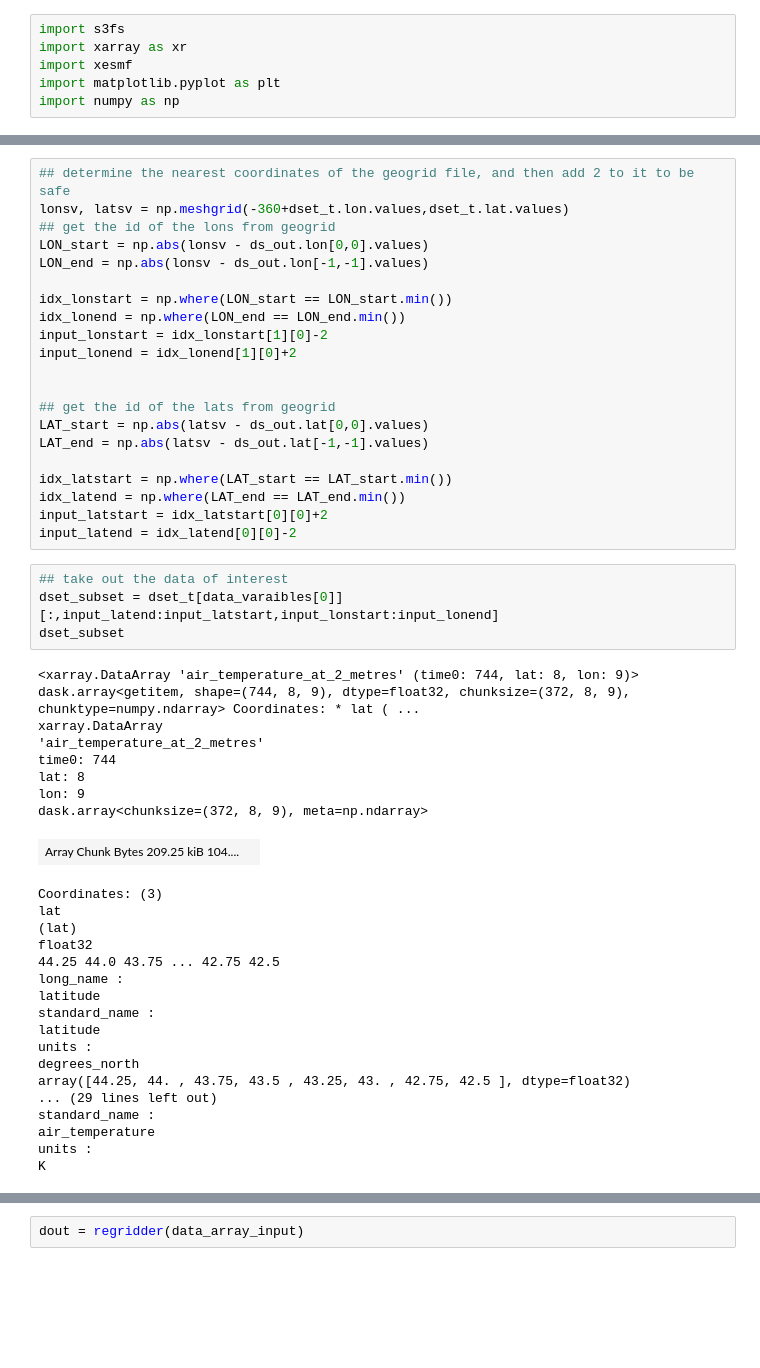
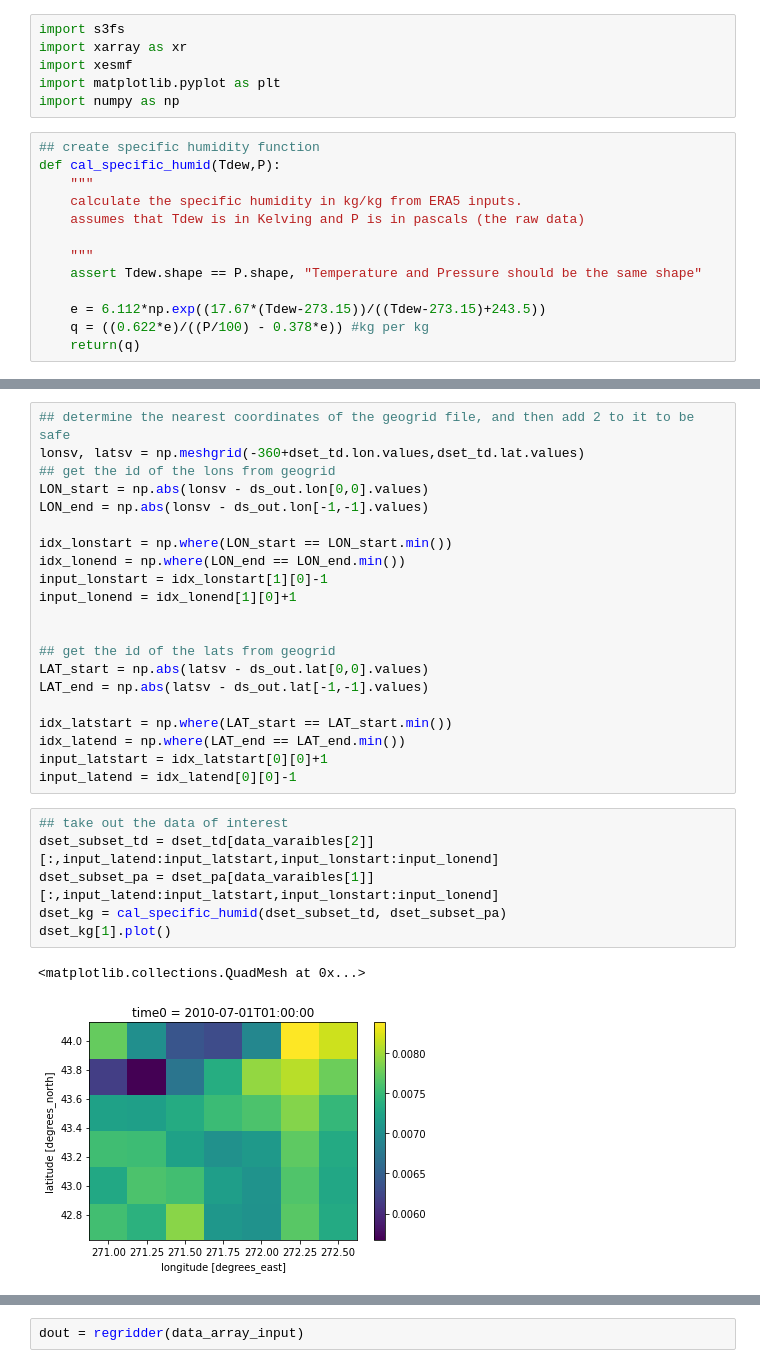
Before and after one commit to GAaronAlexander/aarona-noah-mp-hue-container, a Jupyter notebook: test-era5-regrid.ipynb, the cells around one changed output, grey strips where cells are left out. Drawn from its saved outputs; the diff is of its cells as text; blank space fills up the shorter version.

```diff
--- a/test-era5-regrid.ipynb
+++ b/test-era5-regrid.ipynb
@@ -4,6 +4,19 @@ import xarray as xr
 import xesmf
 import matplotlib.pyplot as plt
 import numpy as np
+# %%
+## create specific humidity function
+def cal_specific_humid(Tdew,P):
+    """
+    calculate the specific humidity in kg/kg from ERA5 inputs.
+    assumes that Tdew is in Kelving and P is in pascals (the raw data)
+
+    """
+    assert Tdew.shape == P.shape, "Temperature and Pressure should be the same shape"
+
+    e = 6.112*np.exp((17.67*(Tdew-273.15))/((Tdew-273.15)+243.5))
+    q = ((0.622*e)/((P/100) - 0.378*e)) #kg per kg
+    return(q)
 # %%
 ## create a list of inputs to loop over
 ## these are a names that correspond to the era5 data sets
@@ -54,14 +49,14 @@ ERA5 forecasts
 # %%
 ## determine the nearest coordinates of the geogrid file, and then add 2 to it to be safe
-lonsv, latsv = np.meshgrid(-360+dset_t.lon.values,dset_t.lat.values)
+lonsv, latsv = np.meshgrid(-360+dset_td.lon.values,dset_td.lat.values)
 ## get the id of the lons from geogrid
 LON_start = np.abs(lonsv - ds_out.lon[0,0].values)
 LON_end = np.abs(lonsv - ds_out.lon[-1,-1].values)
 
 idx_lonstart = np.where(LON_start == LON_start.min())
 idx_lonend = np.where(LON_end == LON_end.min())
-input_lonstart = idx_lonstart[1][0]-2
-input_lonend = idx_lonend[1][0]+2
+input_lonstart = idx_lonstart[1][0]-1
+input_lonend = idx_lonend[1][0]+1
 
 
 ## get the id of the lats from geogrid
@@ -70,37 +65,16 @@ LAT_end = np.abs(latsv - ds_out.lat[-1,-1].values)
 
 idx_latstart = np.where(LAT_start == LAT_start.min())
 idx_latend = np.where(LAT_end == LAT_end.min())
-input_latstart = idx_latstart[0][0]+2
-input_latend = idx_latend[0][0]-2
+input_latstart = idx_latstart[0][0]+1
+input_latend = idx_latend[0][0]-1
 # %%
 ## take out the data of interest
-dset_subset = dset_t[data_varaibles[0]][:,input_latend:input_latstart,input_lonstart:input_lonend]
-dset_subset
+dset_subset_td = dset_td[data_varaibles[2]][:,input_latend:input_latstart,input_lonstart:input_lonend]
+dset_subset_pa = dset_pa[data_varaibles[1]][:,input_latend:input_latstart,input_lonstart:input_lonend]
+dset_kg = cal_specific_humid(dset_subset_td, dset_subset_pa)
+dset_kg[1].plot()
 # %% [output]
-<xarray.DataArray 'air_temperature_at_2_metres' (time0: 744, lat: 8, lon: 9)> dask.array<getitem, shape=(744, 8, 9), dtype=float32, chunksize=(372, 8, 9), chunktype=numpy.ndarray> Coordinates: * lat ( ...
-xarray.DataArray
-'air_temperature_at_2_metres'
-time0: 744
-lat: 8
-lon: 9
-dask.array<chunksize=(372, 8, 9), meta=np.ndarray>
+<matplotlib.collections.QuadMesh at 0x...>
-| Array Chunk Bytes 209.25 kiB 104.... |  |
-Coordinates: (3)
-lat
-(lat)
-float32
-44.25 44.0 43.75 ... 42.75 42.5
-long_name :
-latitude
-standard_name :
-latitude
-units :
-degrees_north
-array([44.25, 44. , 43.75, 43.5 , 43.25, 43. , 42.75, 42.5 ], dtype=float32)
-... (29 lines left out)
-standard_name :
-air_temperature
-units :
-K
+[figure, added]
 # %%
 ## create the subset dset
```
Also changed, not shown: parts of 10 cells of this notebook.
